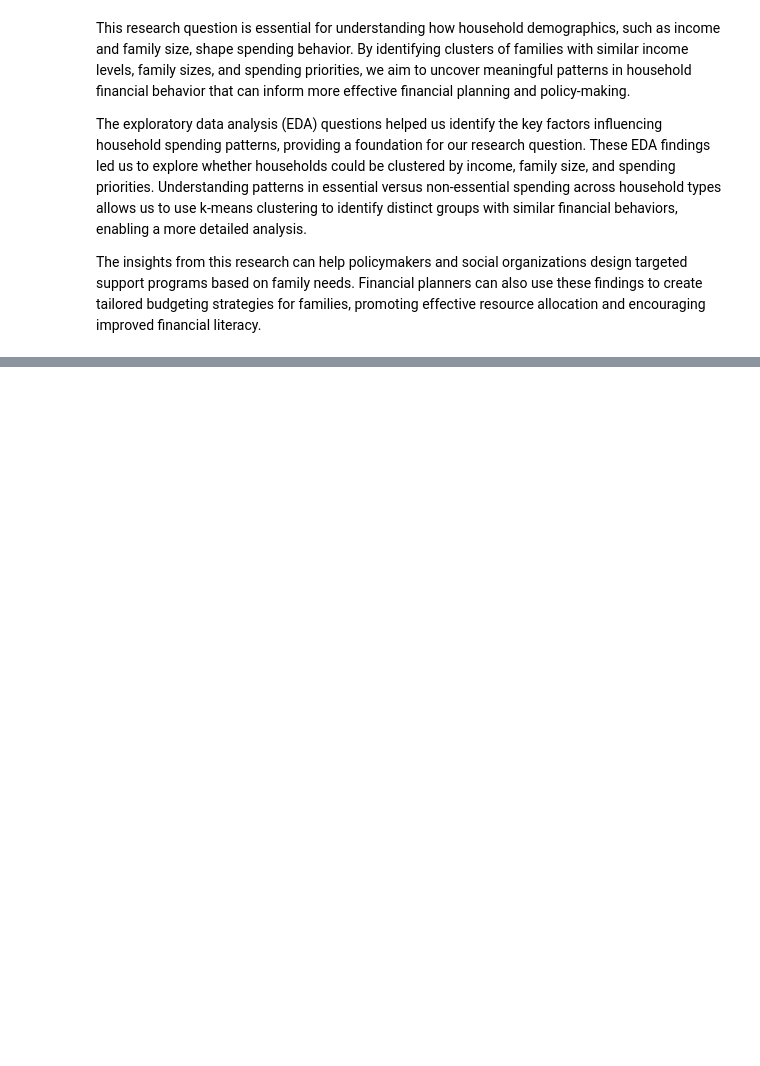
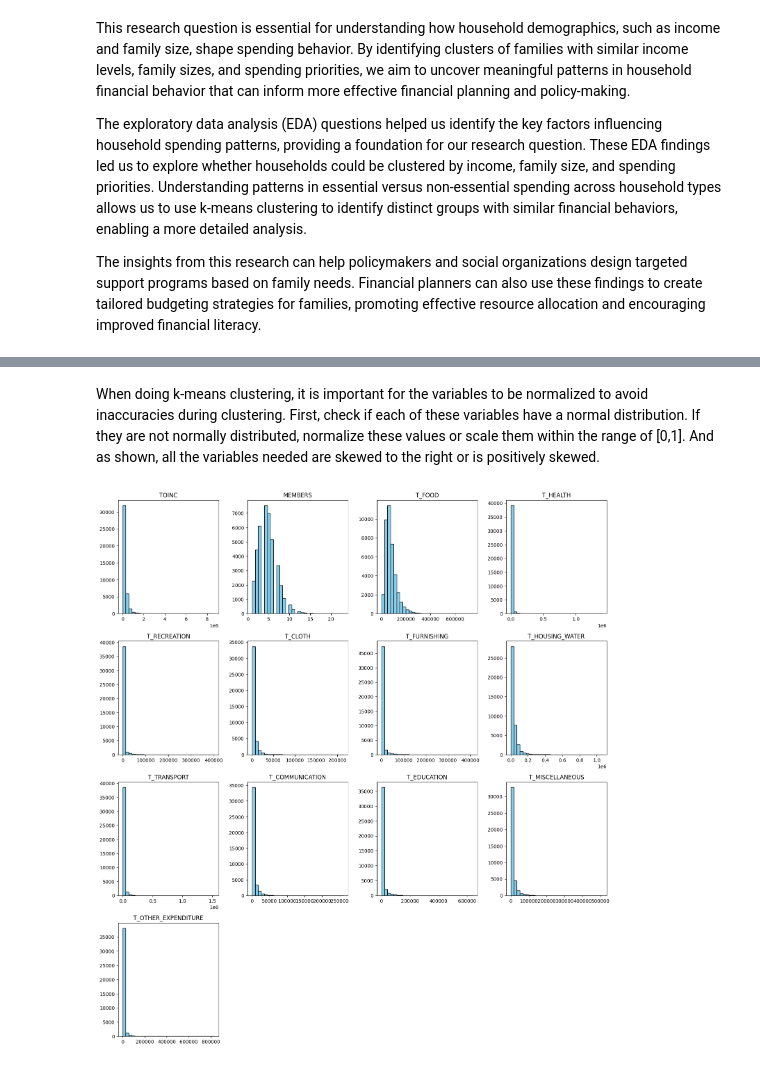
Before and after one commit to MichaelGelo/CSMODEL_Project, a Jupyter notebook: Group3_Phase1.ipynb, the cells around one changed output, grey strips where cells are left out. Drawn from its saved outputs; the diff is of its cells as text; code cells hidden in the pictures; blank space fills up the shorter version.

```diff
--- a/Group3_Phase1.ipynb
+++ b/Group3_Phase1.ipynb
@@ -936,0 +961,18 @@ The insights from this research can help policymakers and social organizations d
+# %% [markdown]
+When doing k-means clustering, it is important for the variables to be normalized to avoid inaccuracies during clustering. First, check if each of these variables have a normal distribution. If they are not normally distributed, normalize these values or scale them within the range of [0,1]. And as shown, all the variables needed are skewed to the right or is positively skewed.
+# %%
+varsI = ['TOINC', 'MEMBERS', 'T_FOOD', 'T_HEALTH', 'T_RECREATION',
+    'T_CLOTH', 'T_FURNISHING', 'T_HOUSING_WATER', 'T_TRANSPORT',
+    'T_COMMUNICATION', 'T_EDUCATION', 'T_MISCELLANEOUS', 'T_OTHER_EXPENDITURE'
+]
+
+plt.figure(figsize=(15, 20))
+for i, column in enumerate(varsI, 1):
+    plt.subplot(5, 4, i)
+    plt.hist(FIES_df[column], bins=30, color='skyblue', edgecolor='black')
+    plt.title(column)
+
+plt.tight_layout()
+plt.show()
+# %% [output]
+[figure, added]
```
Also changed, not shown: parts of 18 cells of this notebook.
